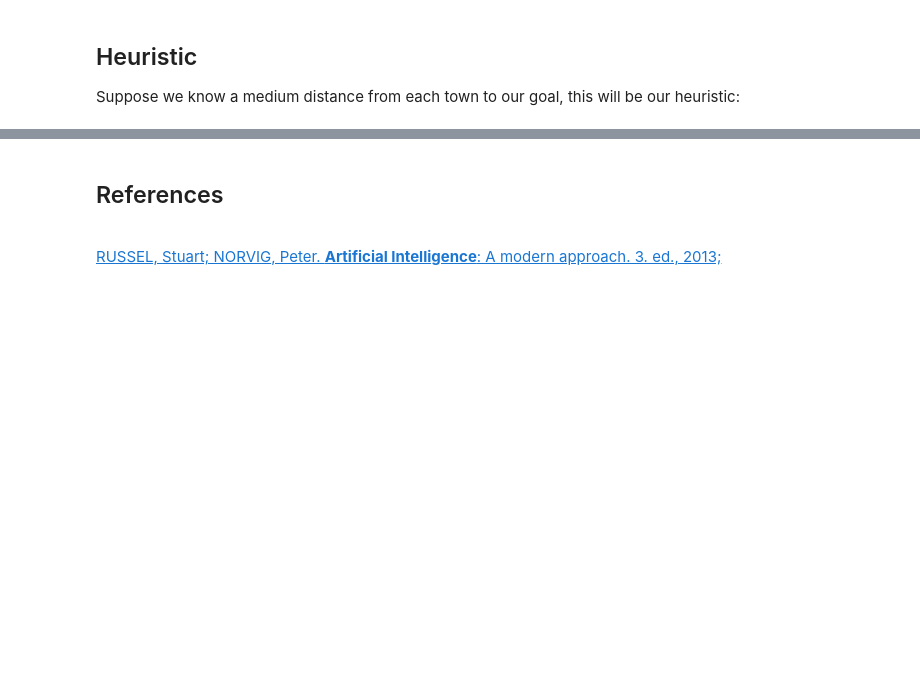
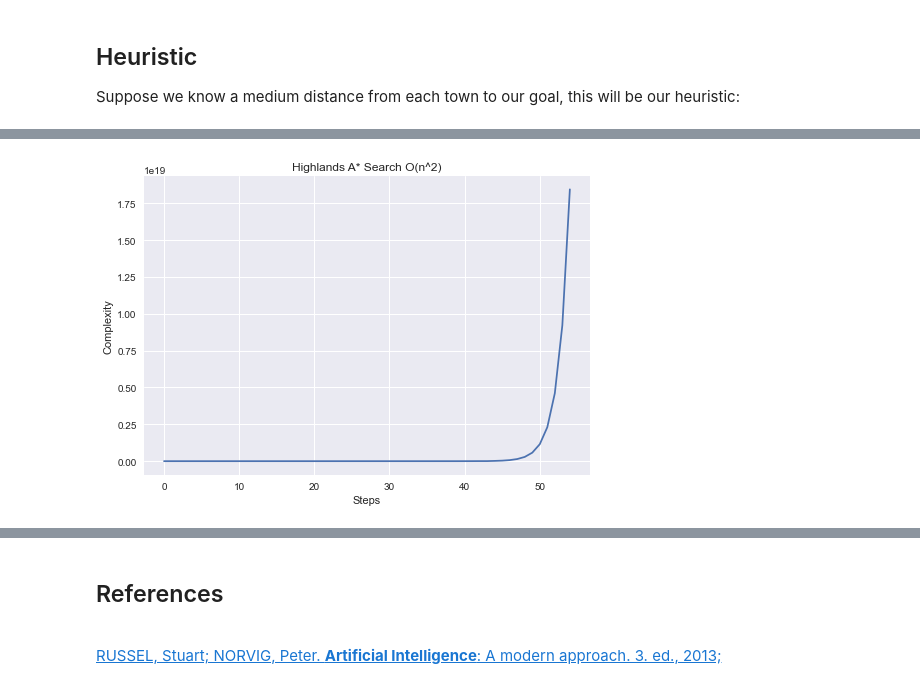
Before and after one commit to brunolcarli/GooGraph, a Jupyter notebook: graph_search.ipynb, the cells around one changed output, grey strips where cells are left out. Cells and saved outputs as stored; diff of their text form; code cells hidden in the pictures; blank space fills up the shorter version.

```diff
--- a/graph_search.ipynb
+++ b/graph_search.ipynb
@@ -644,7 +644,8 @@ class PriorityQueue:
 
     def requeue(self, elements):
         """ Reorganizes the queue base on the lowest value """
-        return sorted(elements, key=lambda d: list(d.values()))
+        self._items = sorted(elements, key=lambda i: i[1])
+        return list(self._items)
 
     def insert(self, item):
         """ Insert a nem element on the queue and requeue items """
@@ -748,2 +754,11 @@ def cost_function(node):
 # %%
-a_star(highlands_graph, 'Case Town', 'Vault Gisley')
+astar_result = a_star(highlands_graph, 'Case Town', 'Vault Gisley')
+
+# Show table for better visualization
+pd.DataFrame(
+    [
+        'Path: ', ' --> '.join(astar_result['full_path']),
+        'Steps:', len(astar_result['steps']),
+        'Total distance:', astar_result['total_distance']
+    ],
+    columns=['Results']).style.hide_index()
@@ -749,0 +806,8 @@ a_star(highlands_graph, 'Case Town', 'Vault Gisley')
+# %%
+plt.plot(astar_result['steps'])
+plt.xlabel('Steps')
+plt.ylabel('Complexity')
+plt.title('Highlands A* Search O(n^2)')
+plt.show()
+# %% [output]
+[figure, added]
```
Also changed, not shown: parts of 8 cells of this notebook.
